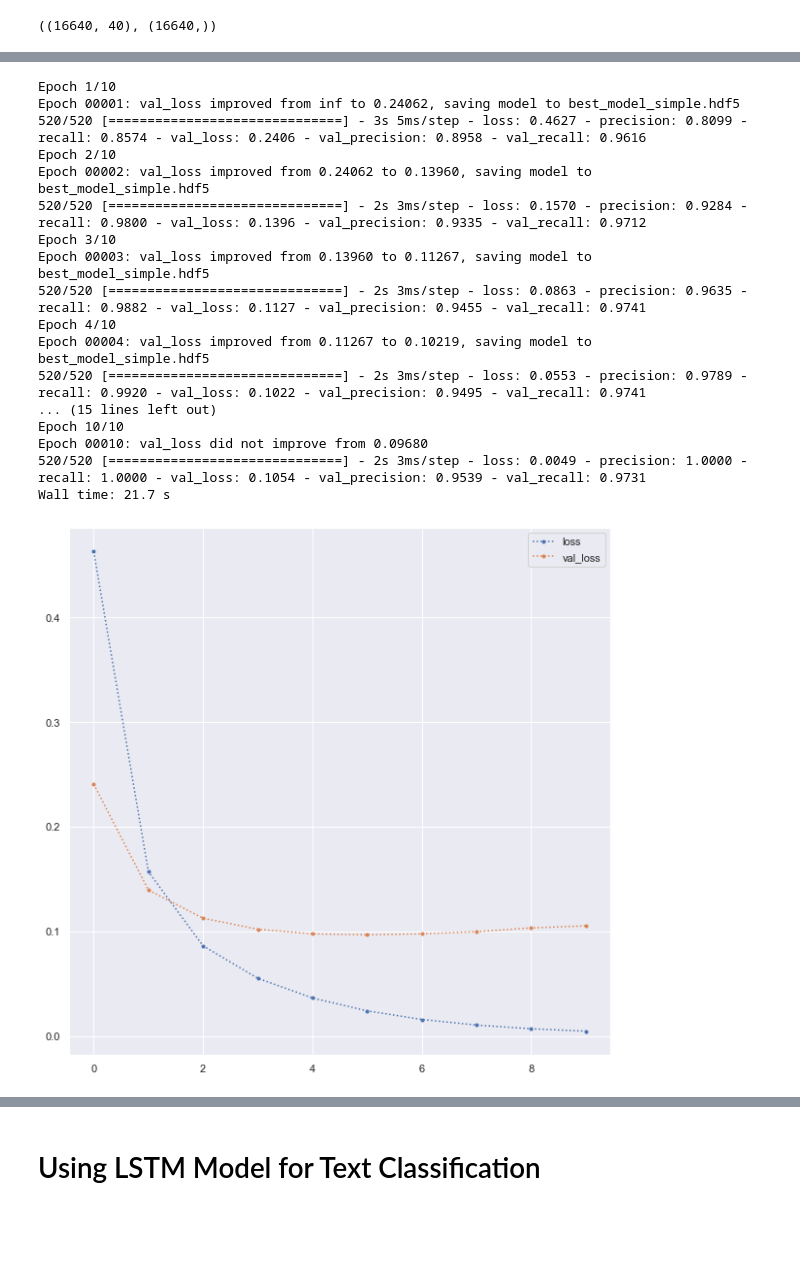
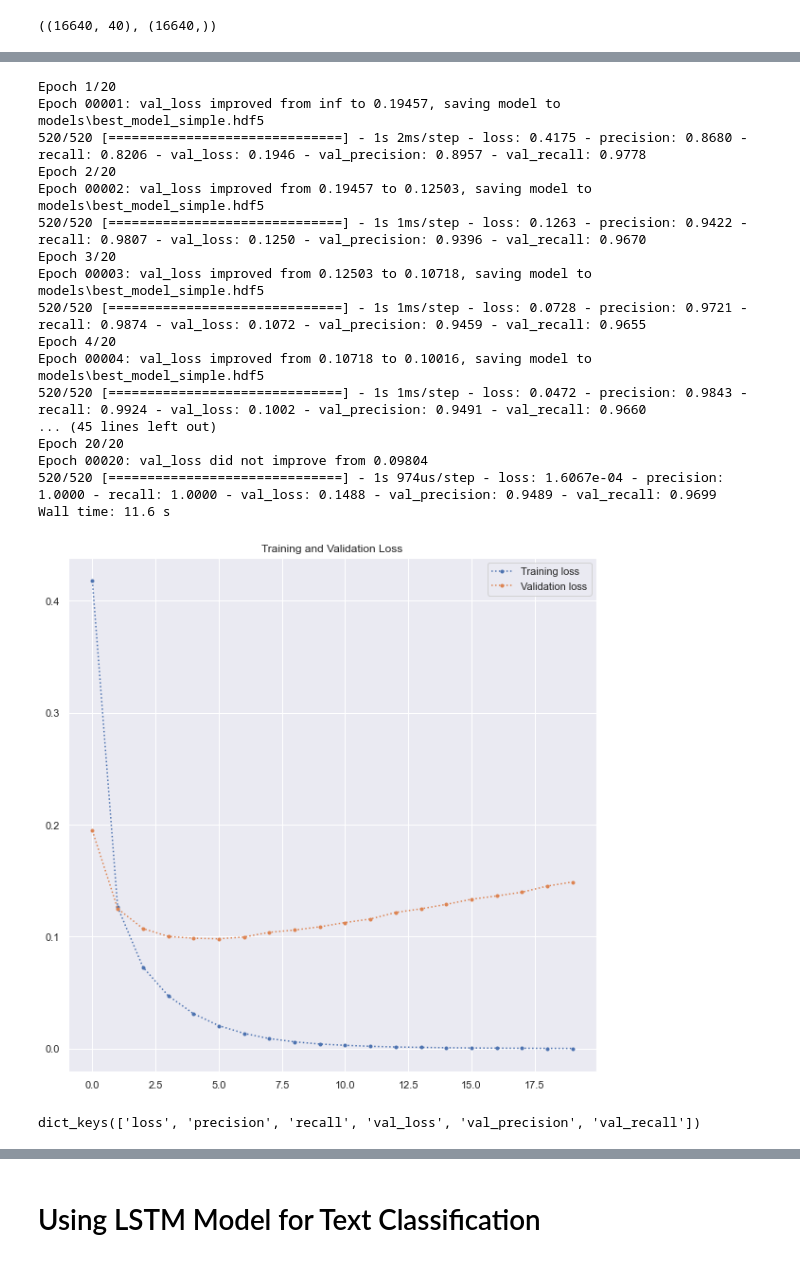
Before and after one commit to royn5618/Medium_Blog_Codes, a Jupyter notebook: Fake_News/Predicting_Fake_News_using_Keras.ipynb, the cells around one changed output, grey strips where cells are left out. Saved outputs shown, nothing was run; the diff lists cells and outputs as text; code cells hidden in the pictures; blank space fills up the shorter version.

```diff
--- a/Fake_News/Predicting_Fake_News_using_Keras.ipynb
+++ b/Fake_News/Predicting_Fake_News_using_Keras.ipynb
@@ -118,7 +115,7 @@ best_model_file_name = "models/best_model_simple.hdf5"
 # %%
 def get_simple_model():
     model = Sequential()
-    model.add(Embedding(vocab_size, 8, input_length=max_length))
+    model.add(Embedding(vocab_size, 10, input_length=max_length))
     model.add(Flatten())
     model.add(Dense(1, activation='sigmoid'))
     return model
@@ -154,32 +151,37 @@ model.compile(loss='binary_crossentropy',
 %%time
 history = model.fit(X_train,
                     y_train,
-                    epochs=10,
+                    epochs=20,
                     validation_data=(X_test, y_test),
                     callbacks=callbacks)
 # %% [output]
-Epoch 1/10
-Epoch 00001: val_loss improved from inf to 0.24062, saving model to best_model_simple.hdf5
-520/520 [==============================] - 3s 5ms/step - loss: 0.4627 - precision: 0.8099 - recall: 0.8574 - val_loss: 0.2406 - val_precision: 0.8958 - val_recall: 0.9616
-Epoch 2/10
-Epoch 00002: val_loss improved from 0.24062 to 0.13960, saving model to best_model_simple.hdf5
-520/520 [==============================] - 2s 3ms/step - loss: 0.1570 - precision: 0.9284 - recall: 0.9800 - val_loss: 0.1396 - val_precision: 0.9335 - val_recall: 0.9712
-Epoch 3/10
-Epoch 00003: val_loss improved from 0.13960 to 0.11267, saving model to best_model_simple.hdf5
-520/520 [==============================] - 2s 3ms/step - loss: 0.0863 - precision: 0.9635 - recall: 0.9882 - val_loss: 0.1127 - val_precision: 0.9455 - val_recall: 0.9741
-Epoch 4/10
-Epoch 00004: val_loss improved from 0.11267 to 0.10219, saving model to best_model_simple.hdf5
-520/520 [==============================] - 2s 3ms/step - loss: 0.0553 - precision: 0.9789 - recall: 0.9920 - val_loss: 0.1022 - val_precision: 0.9495 - val_recall: 0.9741
-... (15 lines left out)
-Epoch 10/10
-Epoch 00010: val_loss did not improve from 0.09680
-520/520 [==============================] - 2s 3ms/step - loss: 0.0049 - precision: 1.0000 - recall: 1.0000 - val_loss: 0.1054 - val_precision: 0.9539 - val_recall: 0.9731
-Wall time: 21.7 s
+Epoch 1/20
+Epoch 00001: val_loss improved from inf to 0.19457, saving model to models\best_model_simple.hdf5
+520/520 [==============================] - 1s 2ms/step - loss: 0.4175 - precision: 0.8680 - recall: 0.8206 - val_loss: 0.1946 - val_precision: 0.8957 - val_recall: 0.9778
+Epoch 2/20
+Epoch 00002: val_loss improved from 0.19457 to 0.12503, saving model to models\best_model_simple.hdf5
+520/520 [==============================] - 1s 1ms/step - loss: 0.1263 - precision: 0.9422 - recall: 0.9807 - val_loss: 0.1250 - val_precision: 0.9396 - val_recall: 0.9670
+Epoch 3/20
+Epoch 00003: val_loss improved from 0.12503 to 0.10718, saving model to models\best_model_simple.hdf5
+520/520 [==============================] - 1s 1ms/step - loss: 0.0728 - precision: 0.9721 - recall: 0.9874 - val_loss: 0.1072 - val_precision: 0.9459 - val_recall: 0.9655
+Epoch 4/20
+Epoch 00004: val_loss improved from 0.10718 to 0.10016, saving model to models\best_model_simple.hdf5
+520/520 [==============================] - 1s 1ms/step - loss: 0.0472 - precision: 0.9843 - recall: 0.9924 - val_loss: 0.1002 - val_precision: 0.9491 - val_recall: 0.9660
+... (45 lines left out)
+Epoch 20/20
+Epoch 00020: val_loss did not improve from 0.09804
+520/520 [==============================] - 1s 974us/step - loss: 1.6067e-04 - precision: 1.0000 - recall: 1.0000 - val_loss: 0.1488 - val_precision: 0.9489 - val_recall: 0.9699
+Wall time: 11.6 s
 # %%
 metric_to_plot = "loss"
-plt.plot(history.epoch, history.history[metric_to_plot], ".:", label="loss")
-plt.plot(history.epoch, history.history["val_" + metric_to_plot], ".:", label="val_loss")
+plt.plot(history.epoch, history.history[metric_to_plot], ".:", label="Training loss")
+plt.plot(history.epoch, history.history["val_" + metric_to_plot], ".:", label="Validation loss")
+plt.title('Training and Validation Loss')
 plt.legend()
 plt.show()
 # %% [output]
-[figure, old version]
+[figure, new version]
+# %%
+history.history.keys()
+# %% [output]
+dict_keys(['loss', 'precision', 'recall', 'val_loss', 'val_precision', 'val_recall'])
```
Also changed, not shown: parts of 23 cells of this notebook, 3 other files.
